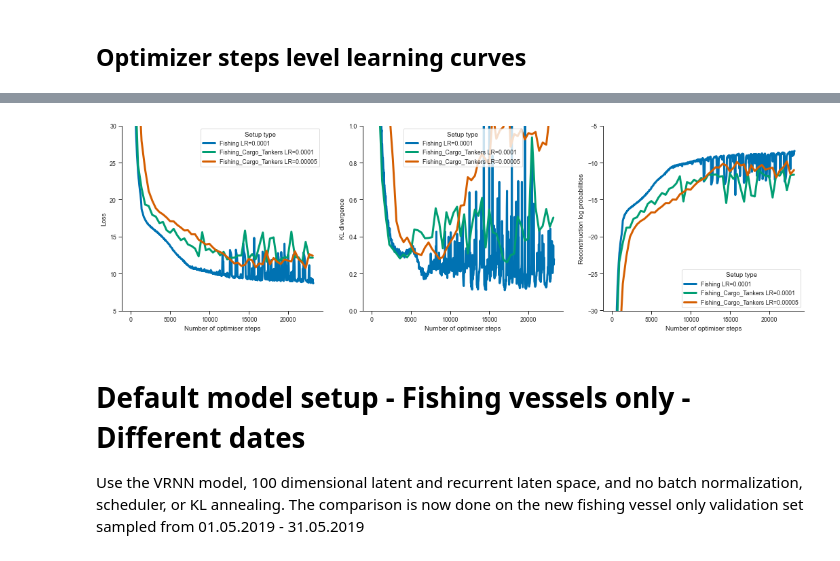
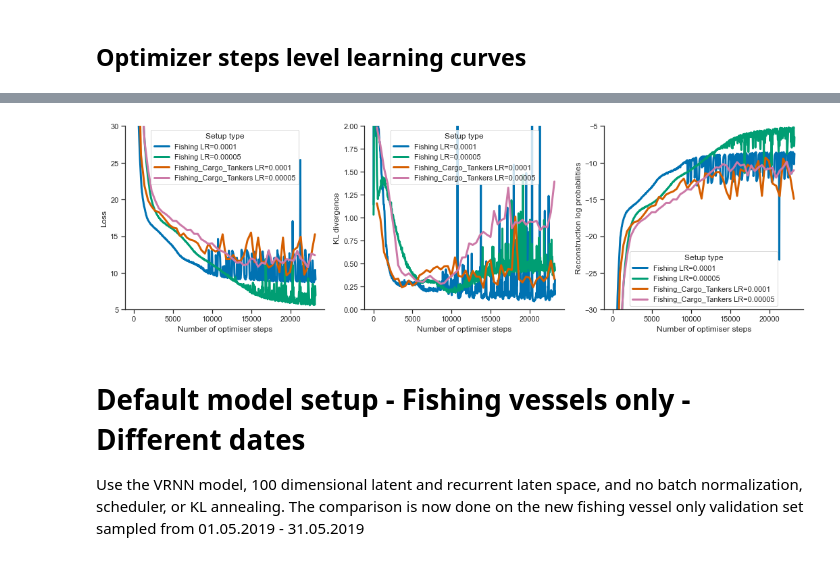
Before and after one commit to ThordurPall/vessel-trajectory-anomaly-detection, a Jupyter notebook: notebooks/Model Training/Learning Curves/Continuous Representation/Explore Fishing Vessels Only Validation Curves - Comparison.ipynb, the cells around one changed output, grey strips where cells are left out. Drawn from its saved outputs; the diff is of its cells as text; code cells hidden in the pictures.

```diff
--- a/notebooks/Model Training/Learning Curves/Continuous Representation/Explore Fishing Vessels Only Validation Curves - Comparison.ipynb
+++ b/notebooks/Model Training/Learning Curves/Continuous Representation/Explore Fishing Vessels Only Validation Curves - Comparison.ipynb
@@ -104,8 +105,7 @@ summary_models_fish_carg_tank.plot_curves(df[df["Data set type"] == "Validation"
 level = "Step"
 df_fish = summary_models_fish.load_curves_df("Fishing", validation_only=True, level=level)
 df_fish_0001 = summary_models_fish_0001.load_curves_df("Fishing LR=0.0001", validation_only=True, level=level)
-# df_fish_i05 = summary_models_fish_i05.load_curves_df("Fishing_I0.5", validation_only=True, level=level)
-# df_fish_i20 = summary_models_fish_i20.load_curves_df("Fishing_I2.0", validation_only=True, level=level)
+df_fish_00005 = summary_models_fish_00005.load_curves_df("Fishing LR=0.00005", validation_only=True, level=level)
 df_carg_tank = summary_models_carg_tank.load_curves_df("Cargo_Tankers", validation_only=True, level=level)
 df_fish_carg_tank = summary_models_fish_carg_tank.load_curves_df("Fishing_Cargo_Tankers", validation_only=True, level=level)
 df_fish_carg_tank_0001 = summary_models_fish_carg_tank_0001.load_curves_df("Fishing_Cargo_Tankers LR=0.0001",
@@ -114,8 +114,8 @@ df_fish_carg_tank_00005 = summary_models_fish_carg_tank_00005.load_curves_df("Fi
                                                                              validation_only=True, level=level)
 
 # Combine the different vessel type date frames
-# df = pd.concat([df_fish, df_fish_i05, df_fish_i20, df_carg_tank, df_fish_carg_tank])
-df = pd.concat([df_fish, df_fish_0001, df_carg_tank, df_fish_carg_tank, df_fish_carg_tank_0001, df_fish_carg_tank_00005])
+df = pd.concat([df_fish, df_fish_0001, df_fish_00005, df_carg_tank, df_fish_carg_tank,
+                df_fish_carg_tank_0001, df_fish_carg_tank_00005])
 df.reset_index(drop=True, inplace=True)
 
 # Plot the learning curves
@@ -127,14 +127,14 @@ summary_models_fish_carg_tank.plot_curves(df[df["Data set type"] == "Validation"
 # %%
-df = pd.concat([df_fish_0001, df_fish_carg_tank_0001, df_fish_carg_tank_00005])
+df = pd.concat([df_fish_0001, df_fish_00005, df_fish_carg_tank_0001, df_fish_carg_tank_00005])
 df.reset_index(drop=True, inplace=True)
 
 # Plot the learning curves
-hue_order = ["Fishing LR=0.0001", "Fishing_Cargo_Tankers LR=0.0001", "Fishing_Cargo_Tankers LR=0.00005"]
+hue_order = ["Fishing LR=0.0001", "Fishing LR=0.00005", "Fishing_Cargo_Tankers LR=0.0001", "Fishing_Cargo_Tankers LR=0.00005"]
 x = "Number of optimiser steps"
 summary_models_fish_carg_tank.plot_curves(df[df["Data set type"] == "Validation"], hue, hue_order,
-                                          x=x, ylims=[(5, 30), (0, 1.0), (-30, -5)])
+                                          x=x, ylims=[(5, 30), (0, 2.0), (-30, -5)])
 # %% [output]
-[figure, old version]
+[figure, new version]
 # %% [markdown]
 # Default model setup - Fishing vessels only - Different dates
 Use the VRNN model, 100 dimensional latent and recurrent laten space, and no batch normalization, scheduler, or KL annealing. The comparison is now done on the new fishing vessel only validation set sampled from 01.05.2019 - 31.05.2019
```
Also changed, not shown: parts of 3 cells of this notebook.
